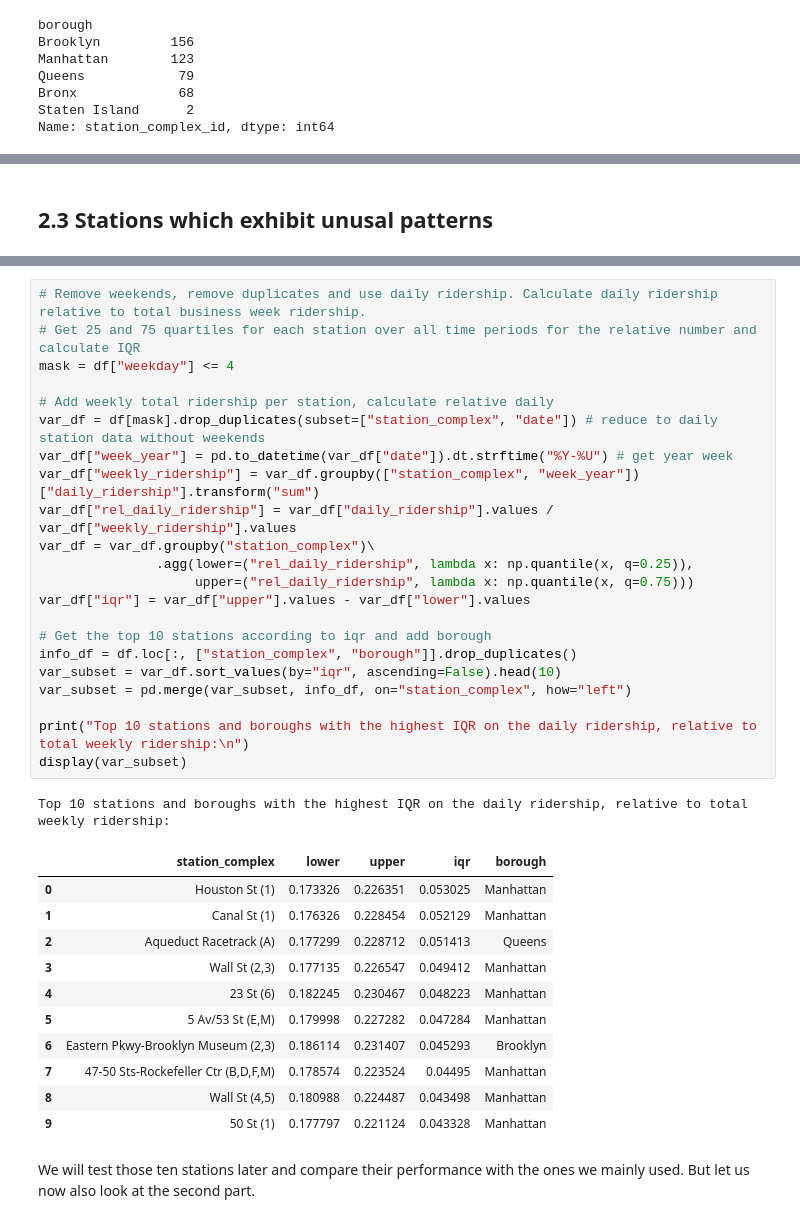
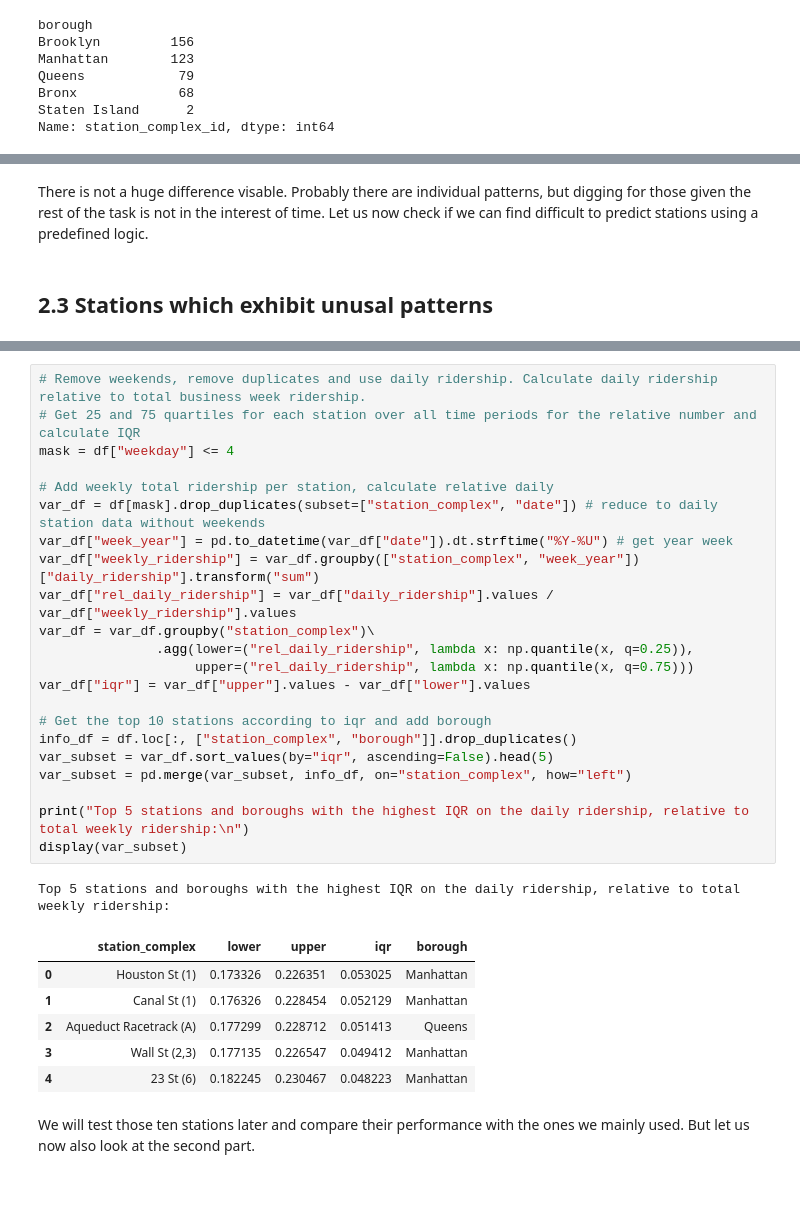
Before and after one commit to TaTo0101/NY_subway_ridership_forecasting, a Jupyter notebook: notebooks/jet_ds_challenge_pres.ipynb, the cells around one changed output, grey strips where cells are left out. Drawn from its saved outputs; the diff is of its cells as text; blank space fills up the shorter version.

```diff
--- a/notebooks/jet_ds_challenge_pres.ipynb
+++ b/notebooks/jet_ds_challenge_pres.ipynb
@@ -487,3 +559,5 @@ The results are a bit surprising in two regards:
+# %% [markdown]
+There is not a huge difference visable. Probably there are individual patterns, but digging for those given the rest of the task is not in the interest of time. Let us now check if we can find difficult to predict stations using a predefined logic.
 # %% [markdown]
 ## 2.3 Stations which exhibit unusal patterns
 # %% [markdown]
@@ -492,38 +567,33 @@ For the first we look at the interquartile range of relative ridership per day t
 # %%
 # Remove weekends, remove duplicates and use daily ridership. Calculate daily ridership relative to total business week ridership.
 # Get 25 and 75 quartiles for each station over all time periods for the relative number and calculate IQR
 mask = df["weekday"] <= 4
 
 # Add weekly total ridership per station, calculate relative daily
 var_df = df[mask].drop_duplicates(subset=["station_complex", "date"]) # reduce to daily station data without weekends
 var_df["week_year"] = pd.to_datetime(var_df["date"]).dt.strftime("%Y-%U") # get year week
 var_df["weekly_ridership"] = var_df.groupby(["station_complex", "week_year"])["daily_ridership"].transform("sum")
 var_df["rel_daily_ridership"] = var_df["daily_ridership"].values / var_df["weekly_ridership"].values
 var_df = var_df.groupby("station_complex")\
                .agg(lower=("rel_daily_ridership", lambda x: np.quantile(x, q=0.25)),
                     upper=("rel_daily_ridership", lambda x: np.quantile(x, q=0.75)))
 var_df["iqr"] = var_df["upper"].values - var_df["lower"].values
 
 # Get the top 10 stations according to iqr and add borough
 info_df = df.loc[:, ["station_complex", "borough"]].drop_duplicates()
-var_subset = var_df.sort_values(by="iqr", ascending=False).head(10)
+var_subset = var_df.sort_values(by="iqr", ascending=False).head(5)
 var_subset = pd.merge(var_subset, info_df, on="station_complex", how="left")
 
-print("Top 10 stations and boroughs with the highest IQR on the daily ridership, relative to total weekly ridership:\n")
+print("Top 5 stations and boroughs with the highest IQR on the daily ridership, relative to total weekly ridership:\n")
 display(var_subset)
 # %% [output]
-Top 10 stations and boroughs with the highest IQR on the daily ridership, relative to total weekly ridership:
+Top 5 stations and boroughs with the highest IQR on the daily ridership, relative to total weekly ridership:
 |  | station_complex | lower | upper | iqr | borough |
 | 0 | Houston St (1) | 0.173326 | 0.226351 | 0.053025 | Manhattan |
 | 1 | Canal St (1) | 0.176326 | 0.228454 | 0.052129 | Manhattan |
 | 2 | Aqueduct Racetrack (A) | 0.177299 | 0.228712 | 0.051413 | Queens |
 | 3 | Wall St (2,3) | 0.177135 | 0.226547 | 0.049412 | Manhattan |
 | 4 | 23 St (6) | 0.182245 | 0.230467 | 0.048223 | Manhattan |
-| 5 | 5 Av/53 St (E,M) | 0.179998 | 0.227282 | 0.047284 | Manhattan |
-| 6 | Eastern Pkwy-Brooklyn Museum (2,3) | 0.186114 | 0.231407 | 0.045293 | Brooklyn |
-| 7 | 47-50 Sts-Rockefeller Ctr (B,D,F,M) | 0.178574 | 0.223524 | 0.04495 | Manhattan |
-| 8 | Wall St (4,5) | 0.180988 | 0.224487 | 0.043498 | Manhattan |
-| 9 | 50 St (1) | 0.177797 | 0.221124 | 0.043328 | Manhattan |
 # %% [markdown]
 We will test those ten stations later and compare their performance with the ones we mainly used. But let us now also look at the second part.
 # %%
```
Also changed, not shown: parts of 60 cells of this notebook, 3 other files.
